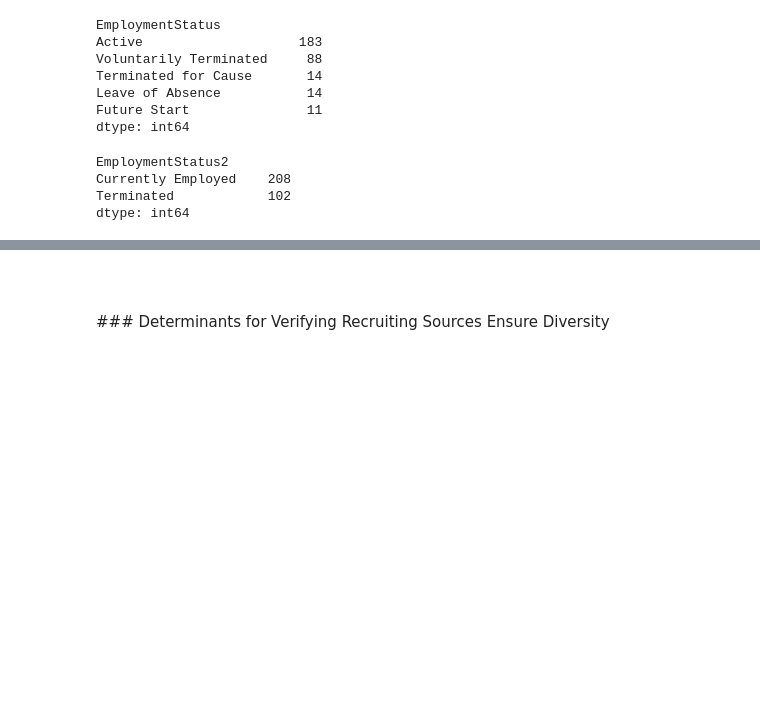
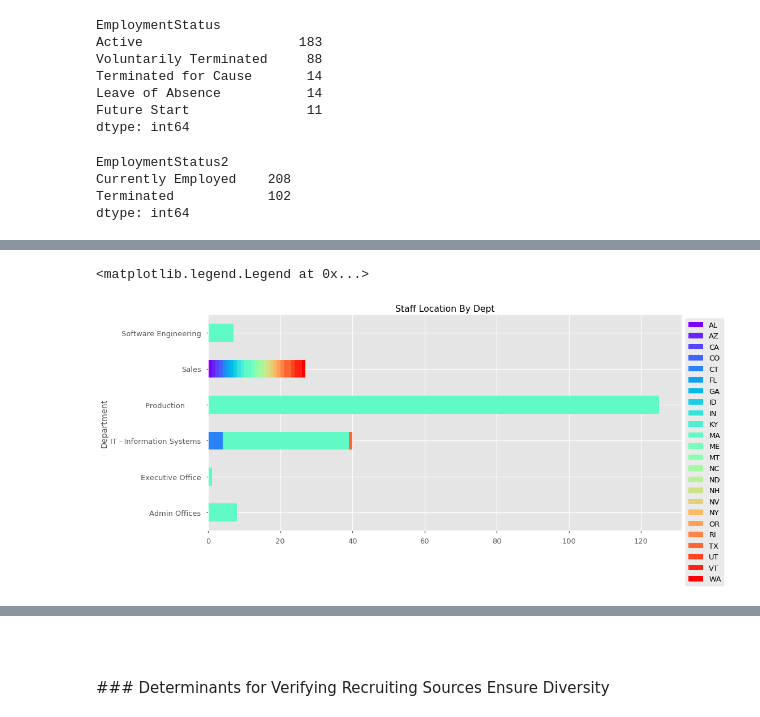
Before and after one commit to patrol7171/HR-Data-Analysis--Dental-Magic, a Jupyter notebook: Dental Magic HR Data Analysis-Part 2.ipynb, the cells around one changed output, grey strips where cells are left out. Saved outputs shown, nothing was run; the diff lists cells and outputs as text; code cells hidden in the pictures; blank space fills up the shorter version.

```diff
--- a/Dental Magic HR Data Analysis-Part 2.ipynb
+++ b/Dental Magic HR Data Analysis-Part 2.ipynb
@@ -210 +217,7 @@ df_active['Department'].value_counts()[0:20].plot(kind='pie',figsize=(8,8), titl
+# %%
+locTbl = pd.crosstab(index=df_active["Department"], columns=df_active["State"])
+locTbl.plot(kind="barh",figsize=(15,7),stacked=True,colormap=cmap2,title='Staff Location By Dept').legend(bbox_to_anchor=(1,1))
+# %% [output]
+<matplotlib.legend.Legend at 0x...>
+[figure, added]
 # %%
```
Also changed, not shown: parts of 21 cells of this notebook, 29 other files.
